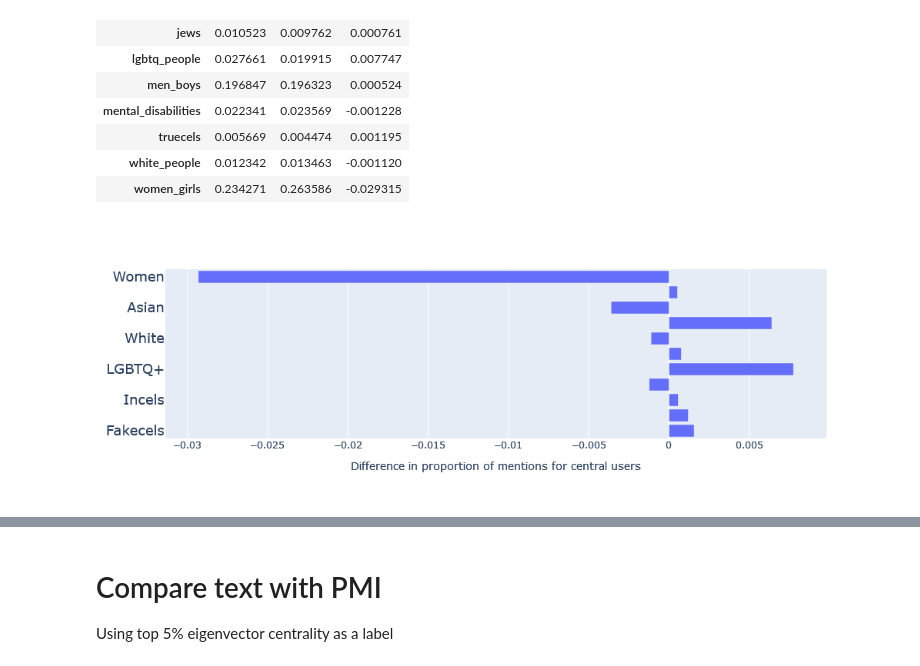
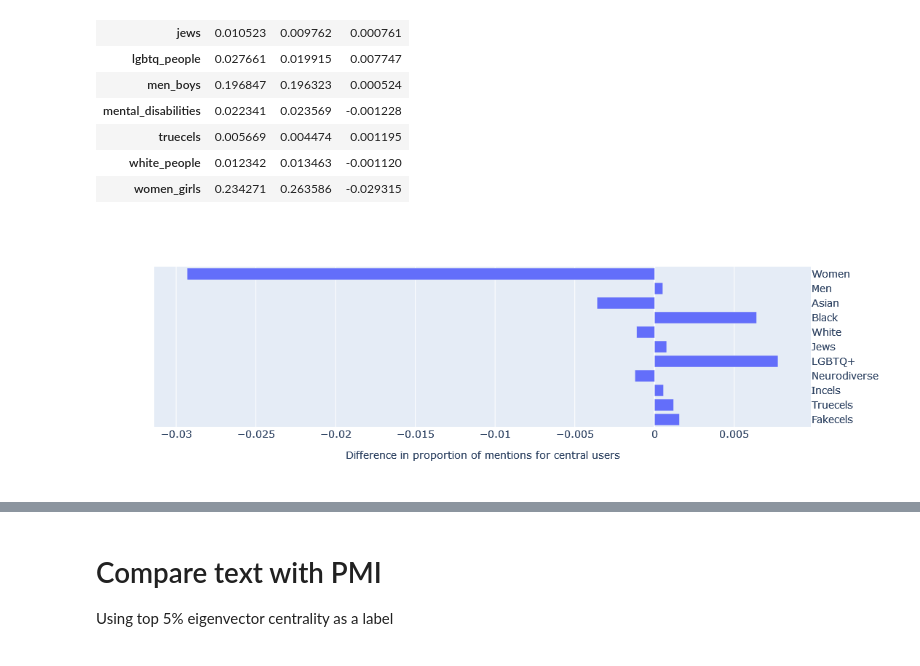
Before and after one commit to michaelmilleryoder/incels_identities, a Jupyter notebook: jupyter/central_users.ipynb, the cells around one changed output, grey strips where cells are left out. Saved outputs shown, nothing was run; the diff lists cells and outputs as text; code cells hidden in the pictures.

Commit message:
graph changes

```diff
--- a/jupyter/central_users.ipynb
+++ b/jupyter/central_users.ipynb
@@ -231,36 +231,37 @@ long
 custom_order = dict(reversed(el) for el in enumerate(reversed([
     'women_girls', 'men_boys', 'asian_people', 'black_people', 'white_people', 'jews', 'lgbtq_people',
     'mental_disabilities', 'incels', 'truecels', 'fakecels'])))
 long = long.sort_values(['identity_group'], key=lambda x: x.map(custom_order))
 column_map = {'identity_group': 'Identity group', 'user_group': 'User group', 'proportion_mentions': 'Proportion of mentions',
              'top-rest': 'Difference in proportion of mentions for central users'}
 formatted = long.rename(columns=column_map).replace({
     'women_girls': 'Women',
     'men_boys': 'Men',
     'youth': 'Youth',
     'mental_disabilities': 'Neurodiverse',
     'lgbtq_people': 'LGBTQ+',
     'asian_people': 'Asian',
     'black_people': 'Black',
     'white_people': 'White',
     'jews': 'Jews',
     'incels': 'Incels',
     'truecels': 'Truecels',
     'fakecels': 'Fakecels',
 })
 formatted
 
 import plotly.express as px
 
 # fig = px.bar(formatted, x=column_map['identity_group'], y=column_map['proportion_mentions'], color=column_map['user_group'], barmode='group',
 #             log_y=True, width=600, height=400)
 fig = px.bar(formatted, y=column_map['identity_group'], x=column_map['top-rest'], barmode='group', orientation='h', width=500, height=350)
-fig.update_layout(yaxis_title=None)
-fig.update_yaxes(tickfont=dict(size=18))
+fig.update_yaxes(tickfont=dict(size=14))
+fig.update_xaxes(tickfont=dict(size=14), title_font=dict(size=14))
+fig.update_layout(yaxis_title=None, yaxis=dict(side='right'))
 fig.write_image('../output/top5percent_eigen_identity_group_mentions_diffs.pdf')
 fig.show()
 # %% [output]
-[figure, old version]
+[figure, new version]
 # %%
 # Old graph with bars for both top and rest
 
```
Also changed, not shown: 1 other file.
